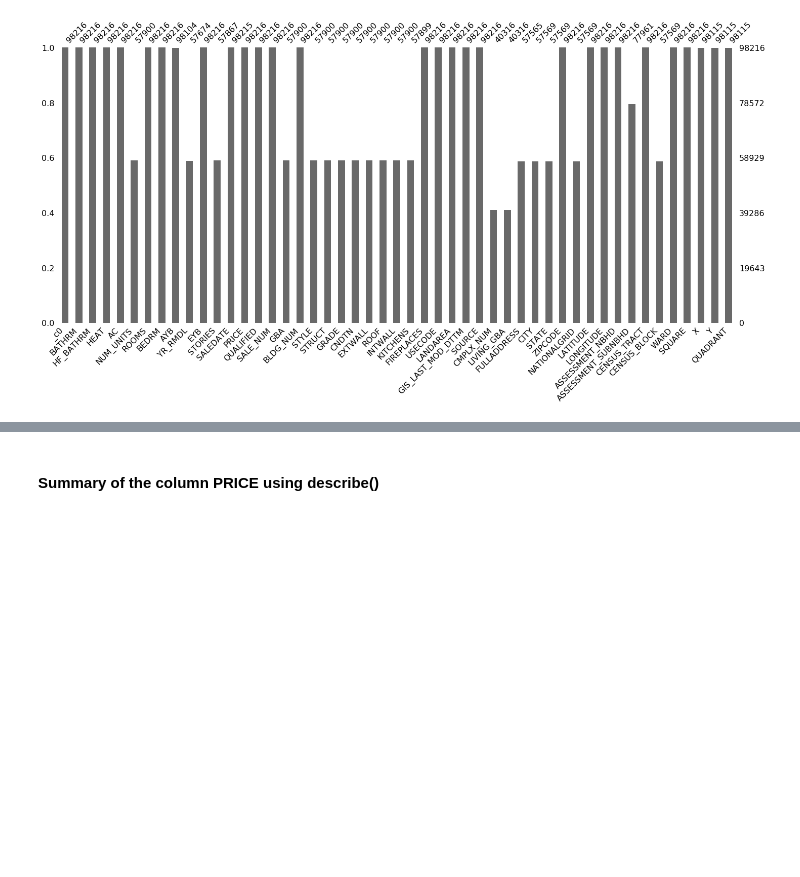
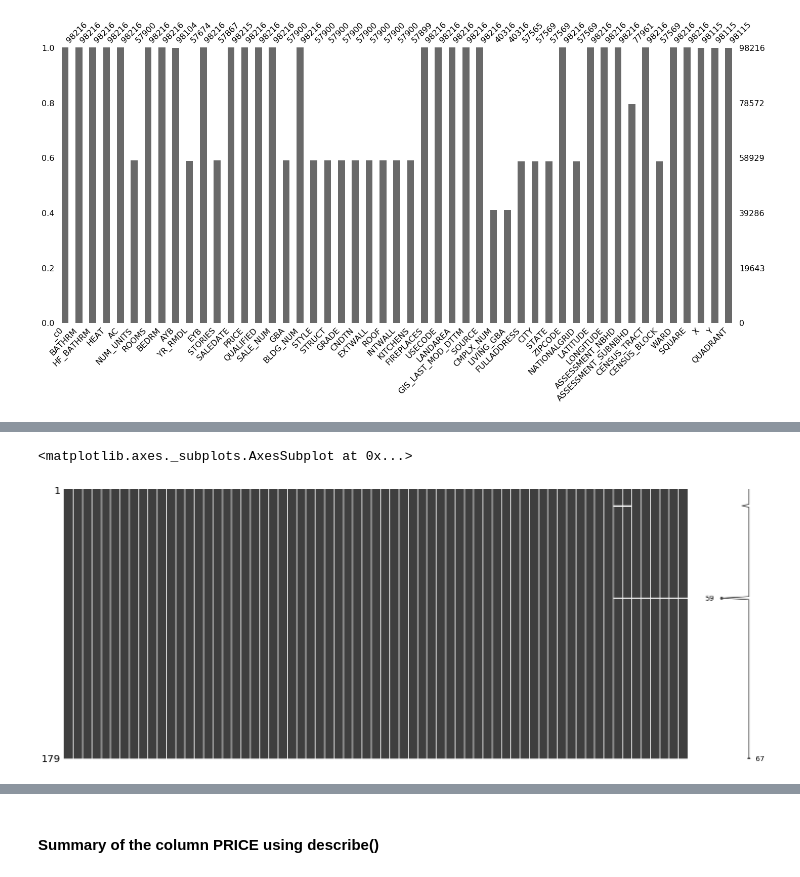
Before and after one commit to elieric/is843, a Jupyter notebook: assignment_1.ipynb, the cells around one changed output, grey strips where cells are left out. Cells and saved outputs as stored; diff of their text form; code cells hidden in the pictures; blank space fills up the shorter version.

```diff
--- a/assignment_1.ipynb
+++ b/assignment_1.ipynb
@@ -289,0 +256,6 @@ msno.bar(py_df_new)
+# %%
+censusdata = spark.read.format("csv")\
+  .option("header", "true")\
+  .option("inferSchema", "true")\
+  .load(data + "raw_census_tracts_in_2010.csv")
+censusdata.printSchema()
@@ -289,0 +282,7 @@ msno.bar(py_df_new)
+# %%
+# NULLs here too?
+py_censusdata = censusdata.toPandas()
+msno.matrix(py_censusdata)
+# %% [output]
+<matplotlib.axes._subplots.AxesSubplot at 0x...>
+[figure, added]
```
Also changed, not shown: parts of 28 cells of this notebook.
